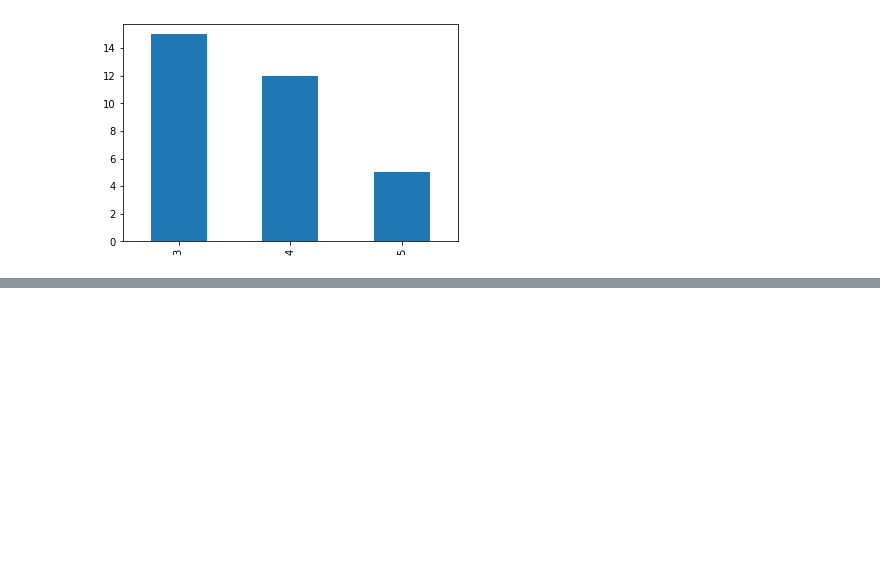
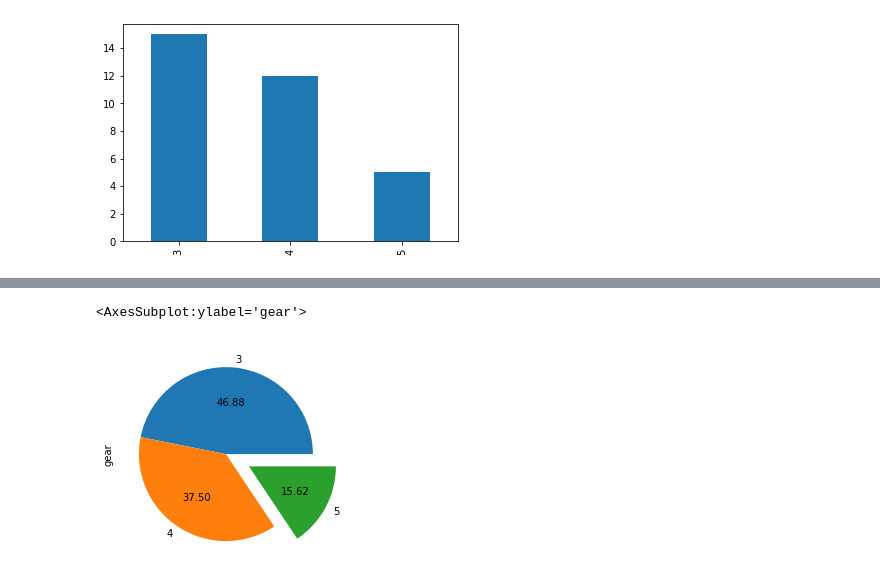
Before and after one commit to harshagiri/pydila, a Jupyter notebook: PandasDay2.ipynb, the cells around one changed output, grey strips where cells are left out. Saved outputs shown, nothing was run; the diff lists cells and outputs as text; code cells hidden in the pictures; blank space fills up the shorter version.

```diff
--- a/PandasDay2.ipynb
+++ b/PandasDay2.ipynb
@@ -192,0 +226,5 @@ vc.plot(kind='bar')
+# %%
+vc.plot(kind='pie', autopct='%.2f', explode=[0,0,0.3])
+# %% [output]
+<AxesSubplot:ylabel='gear'>
+[figure, added]
```
Also changed, not shown: parts of 51 cells of this notebook.
